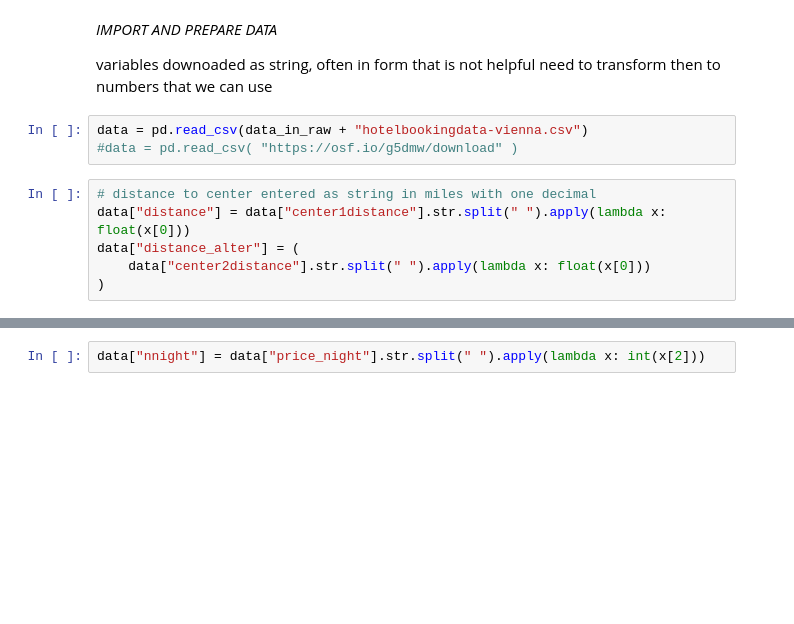
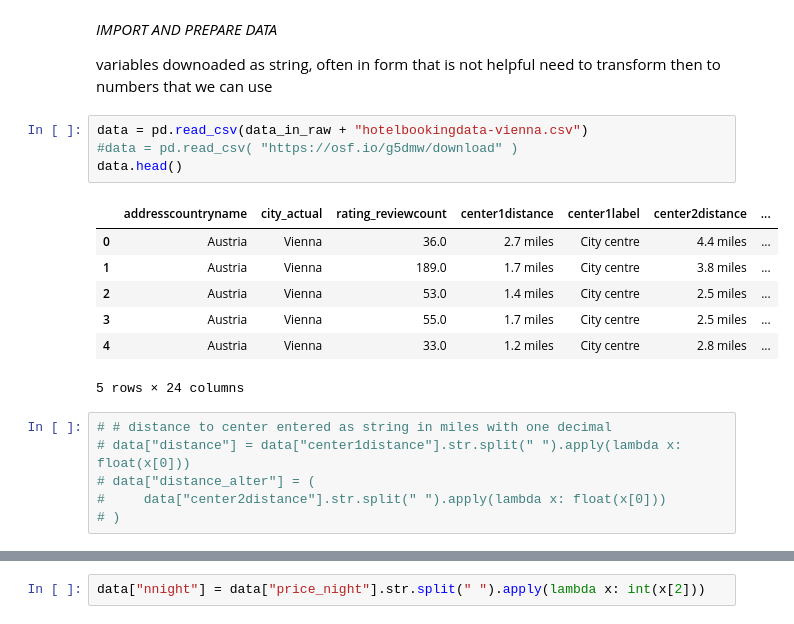
Before and after one commit to dan-iall/da_case_studies, a Jupyter notebook: ch02-hotels-data-prep/ch02-hotels-data-prep.ipynb, the cells around one changed output, grey strips where cells are left out. Drawn from its saved outputs; the diff is of its cells as text; blank space fills up the shorter version.

```diff
--- a/ch02-hotels-data-prep/ch02-hotels-data-prep.ipynb
+++ b/ch02-hotels-data-prep/ch02-hotels-data-prep.ipynb
@@ -148,9 +192,18 @@ need to transform then to numbers that we can use
 # %%
 data = pd.read_csv(data_in_raw + "hotelbookingdata-vienna.csv")
 #data = pd.read_csv( "https://osf.io/g5dmw/download" )
+data.head()
+# %% [output]
+|  | addresscountryname | city_actual | rating_reviewcount | center1distance | center1label | center2distance | ... |
+| 0 | Austria | Vienna | 36.0 | 2.7 miles | City centre | 4.4 miles | ... |
+| 1 | Austria | Vienna | 189.0 | 1.7 miles | City centre | 3.8 miles | ... |
+| 2 | Austria | Vienna | 53.0 | 1.4 miles | City centre | 2.5 miles | ... |
+| 3 | Austria | Vienna | 55.0 | 1.7 miles | City centre | 2.5 miles | ... |
+| 4 | Austria | Vienna | 33.0 | 1.2 miles | City centre | 2.8 miles | ... |
+5 rows × 24 columns
 # %%
-# distance to center entered as string in miles with one decimal
-data["distance"] = data["center1distance"].str.split(" ").apply(lambda x: float(x[0]))
-data["distance_alter"] = (
-    data["center2distance"].str.split(" ").apply(lambda x: float(x[0]))
-)
+# # distance to center entered as string in miles with one decimal
+# data["distance"] = data["center1distance"].str.split(" ").apply(lambda x: float(x[0]))
+# data["distance_alter"] = (
+#     data["center2distance"].str.split(" ").apply(lambda x: float(x[0]))
+# )
```
Also changed, not shown: parts of 22 cells of this notebook, 2 other files.
